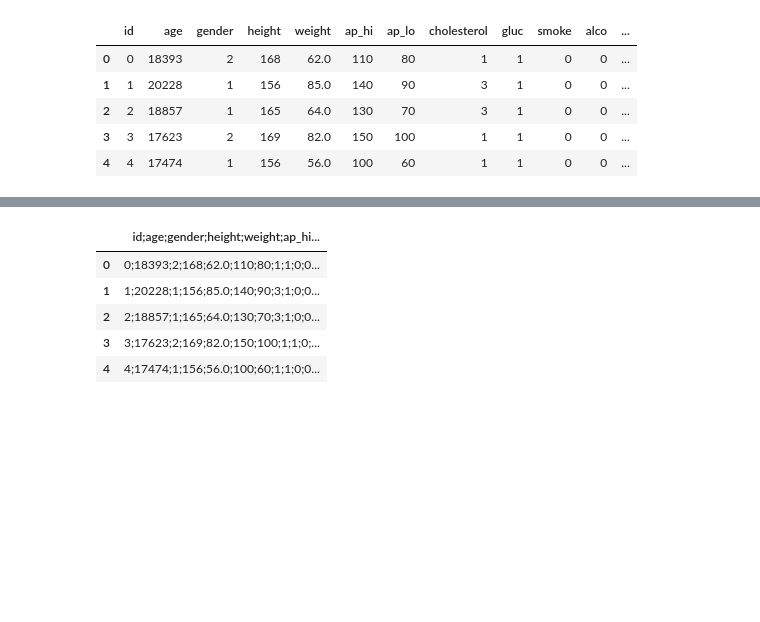
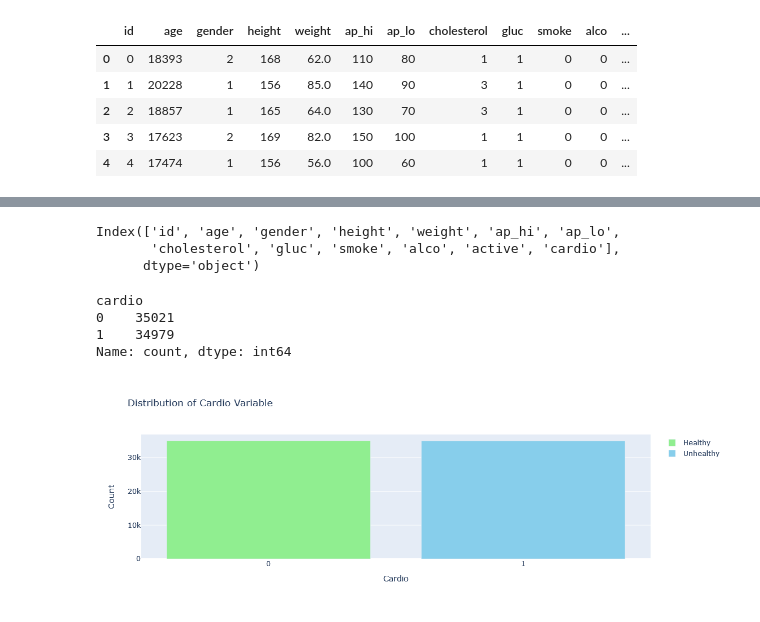
Before and after one commit to arfan64shah/Heart_Disease_Prediction, a Jupyter notebook: Heart_Disease_Prediction.ipynb, the cells around one changed output, grey strips where cells are left out. Cells and saved outputs as stored; diff of their text form; code cells hidden in the pictures; blank space fills up the shorter version.

Commit message:
Added EDA for heart disease dataset

```diff
--- a/Heart_Disease_Prediction.ipynb
+++ b/Heart_Disease_Prediction.ipynb
@@ -44,10 +63,32 @@ dataset.to_excel('cardio.xlsx', index = False)
-# %%
-data = pd.read_excel('cardio.xlsx')
-data.head()
-# %% [output]
-|  | id;age;gender;height;weight;ap_hi... |
-| 0 | 0;18393;2;168;62.0;110;80;1;1;0;0... |
-| 1 | 1;20228;1;156;85.0;140;90;3;1;0;0... |
-| 2 | 2;18857;1;165;64.0;130;70;3;1;0;0... |
-| 3 | 3;17623;2;169;82.0;150;100;1;1;0;... |
-| 4 | 4;17474;1;156;56.0;100;60;1;1;0;0... |
+# %%
+# display all the columns
+dataset.columns
+# %% [output]
+Index(['id', 'age', 'gender', 'height', 'weight', 'ap_hi', 'ap_lo',
+       'cholesterol', 'gluc', 'smoke', 'alco', 'active', 'cardio'],
+      dtype='object')
+# %%
+# find distribution of target variable
+dataset['cardio'].value_counts()
+# %% [output]
+cardio
+0    35021
+1    34979
+Name: count, dtype: int64
+# %%
+# Count occurrences of '0' and '1'
+count_0 = len(dataset) - dataset['cardio'].sum()
+count_1 = dataset['cardio'].sum()
+
+# Create a bar graph using Plotly Graph Objects
+fig = go.Figure()
+
+fig.add_trace(go.Bar(x=['0'], y=[count_0], name='Healthy', marker = dict(color = 'lightgreen')))
+fig.add_trace(go.Bar(x=['1'], y=[count_1], name='Unhealthy', marker = dict(color = 'skyblue')))
+
+fig.update_layout(title='Distribution of Cardio Variable', xaxis_title='Cardio', yaxis_title='Count', height = 400, width = 500)
+
+# Show the plot
+fig.show()
+# %% [output]
+[figure, added]
```
Also changed, not shown: parts of 10 cells of this notebook.
